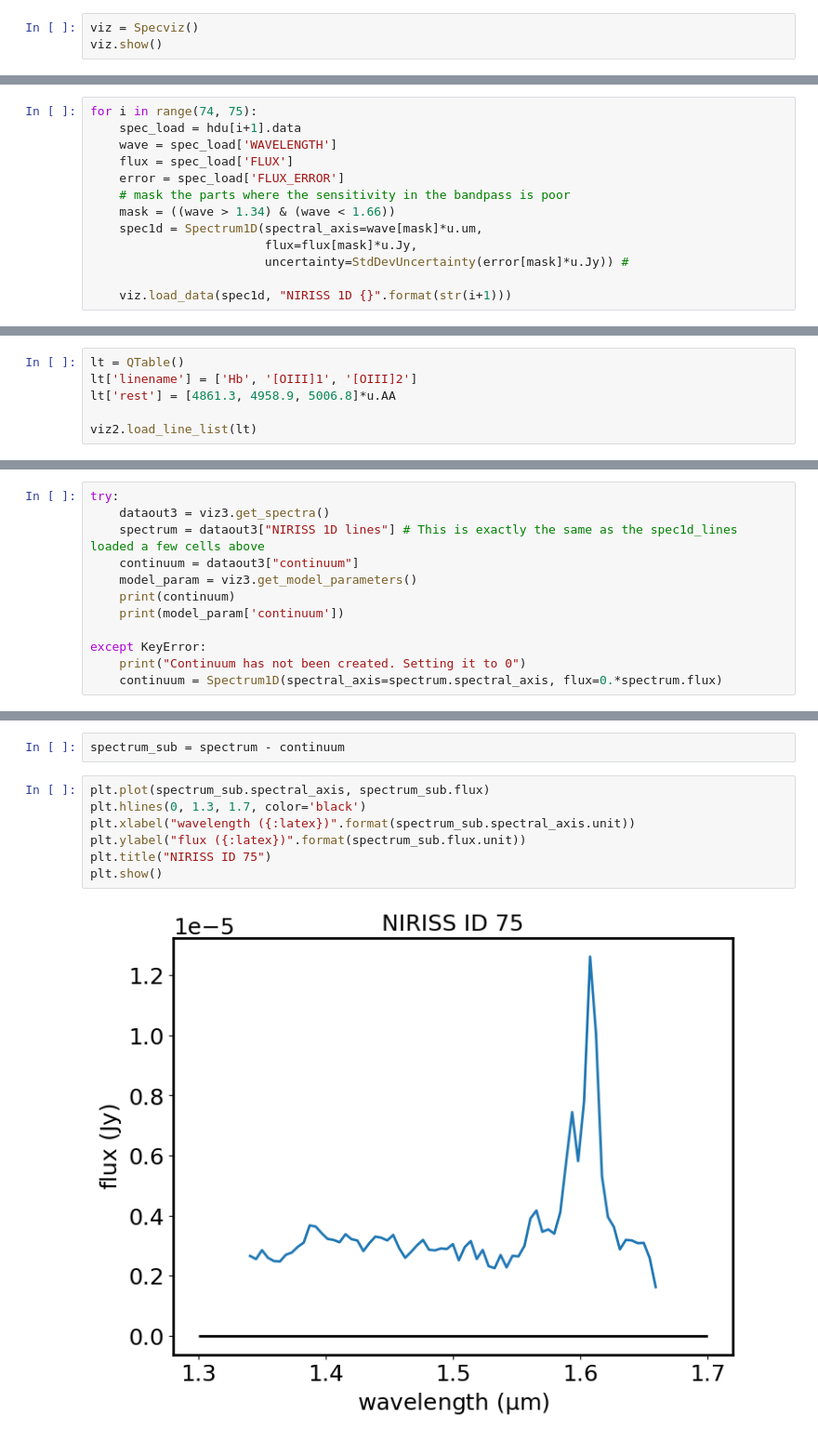
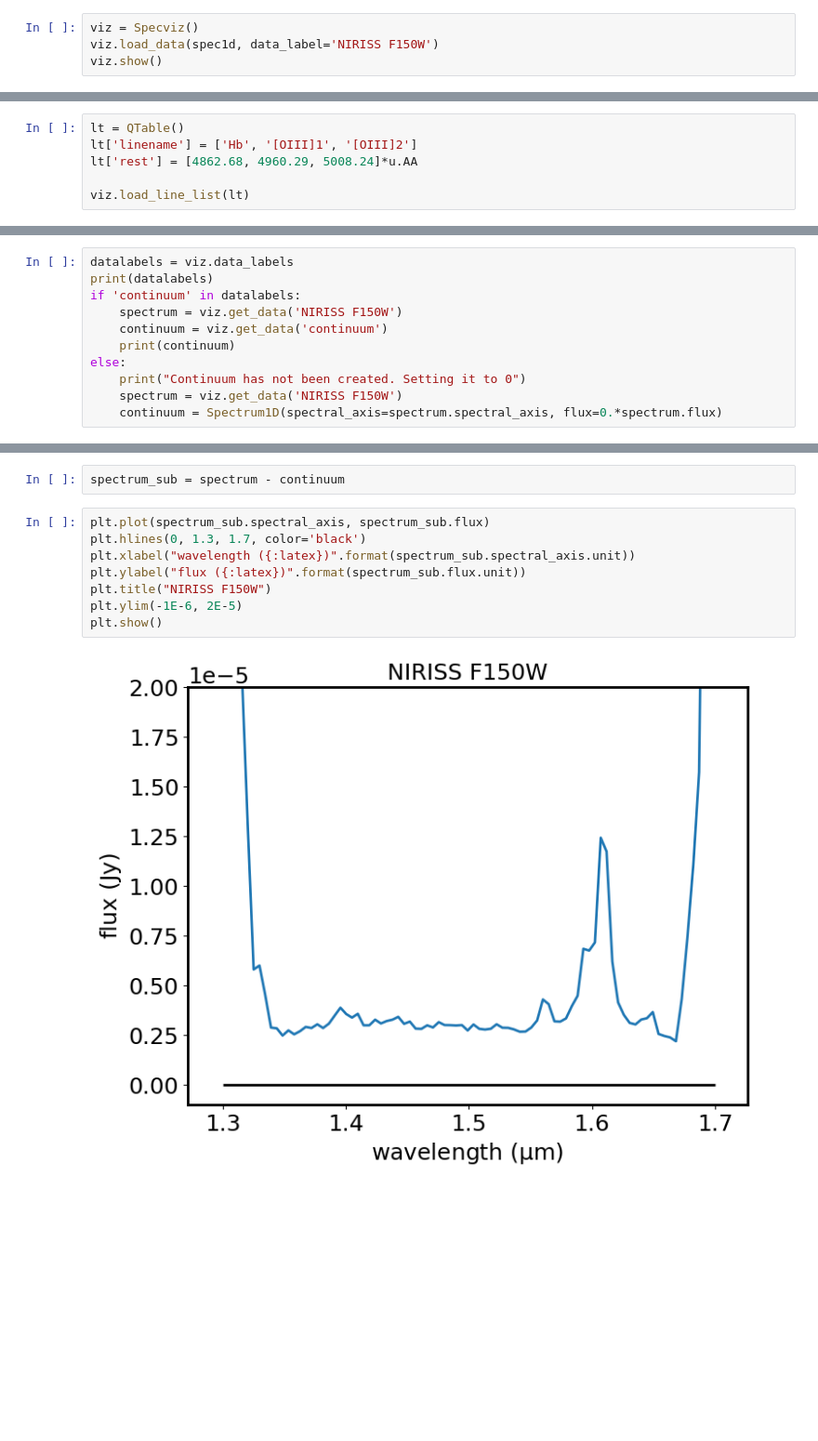
Before and after one commit to spacetelescope/jdat_notebooks, a Jupyter notebook: _sources/notebooks/cross_instrument/specviz_notebookGUI_interaction/specviz_notebook_gui_interaction_redshift.ipynb, the cells around one changed output, grey strips where cells are left out. Shown at 93% size. Cells and saved outputs as stored; diff of their text form; blank space fills up the shorter version.

```diff
--- a/_sources/notebooks/cross_instrument/specviz_notebookGUI_interaction/specviz_notebook_gui_interaction_redshift.ipynb
+++ b/_sources/notebooks/cross_instrument/specviz_notebookGUI_interaction/specviz_notebook_gui_interaction_redshift.ipynb
@@ -88,5 +107,6 @@ No.    Name      Ver    Type      Cards   Dimensions   Format
 # %%
 viz = Specviz()
+viz.load_data(spec1d, data_label='NIRISS F150W')
 viz.show()
 # %% [output]
 Application(config='specviz', docs_link='https://jdaviz.readthedocs.io/en/v4.2.1/specviz/index.html', events=[…
@@ -95,13 +112,0 @@ The following cell opens one extension of the x1d file (75), creates a Spectrum1
-# %%
-for i in range(74, 75):
-    spec_load = hdu[i+1].data
-    wave = spec_load['WAVELENGTH']
-    flux = spec_load['FLUX']
-    error = spec_load['FLUX_ERROR']
-    # mask the parts where the sensitivity in the bandpass is poor
-    mask = ((wave > 1.34) & (wave < 1.66))
-    spec1d = Spectrum1D(spectral_axis=wave[mask]*u.um,
-                        flux=flux[mask]*u.Jy,
-                        uncertainty=StdDevUncertainty(error[mask]*u.Jy)) #
-
-    viz.load_data(spec1d, "NIRISS 1D {}".format(str(i+1)))
@@ -201,9 +191,9 @@ I can also define the lines of interest programmatically, as shown in the follow
 # %%
 lt = QTable()
 lt['linename'] = ['Hb', '[OIII]1', '[OIII]2']
-lt['rest'] = [4861.3, 4958.9, 5006.8]*u.AA
+lt['rest'] = [4862.68, 4960.29, 5008.24]*u.AA
 
-viz2.load_line_list(lt)
+viz.load_line_list(lt)
 # %% [markdown]
 The lines are not showing now because their rest value is outside the range plotted here. I can move the lines using the redshift slider in the line list plugin. It is best to first set the redshift to 2 in the box with the number and then move the slider to bring the lines on top of the observed emission lines.
 # %% [markdown]
@@ -254,15 +233,14 @@ I can then use the Model Fitting plugin under the plugin icon to fit a linear mo
 # %% [markdown]
 I can extract the model and its parameters from the datasets in use.
 # %%
-try:
-    dataout3 = viz3.get_spectra()
-    spectrum = dataout3["NIRISS 1D lines"] # This is exactly the same as the spec1d_lines loaded a few cells above
-    continuum = dataout3["continuum"]
-    model_param = viz3.get_model_parameters()
+datalabels = viz.data_labels
+print(datalabels)
+if 'continuum' in datalabels:
+    spectrum = viz.get_data('NIRISS F150W')
+    continuum = viz.get_data('continuum')
     print(continuum)
-    print(model_param['continuum'])
-
-except KeyError:
+else:
     print("Continuum has not been created. Setting it to 0")
+    spectrum = viz.get_data('NIRISS F150W')
     continuum = Spectrum1D(spectral_axis=spectrum.spectral_axis, flux=0.*spectrum.flux)
 # %% [output]
@@ -274,11 +253,12 @@ spectrum_sub = spectrum - continuum
 # %%
 plt.plot(spectrum_sub.spectral_axis, spectrum_sub.flux)
 plt.hlines(0, 1.3, 1.7, color='black')
 plt.xlabel("wavelength ({:latex})".format(spectrum_sub.spectral_axis.unit))
 plt.ylabel("flux ({:latex})".format(spectrum_sub.flux.unit))
-plt.title("NIRISS ID 75")
+plt.title("NIRISS F150W")
+plt.ylim(-1E-6, 2E-5)
 plt.show()
 # %% [output]
-[figure, old version]
+[figure, new version]
 # %% [markdown]
 <img style="float: right;" src="https://raw.githubusercontent.com/spacetelescope/notebooks/master/assets/stsci_pri_combo_mark_horizonal_white_bkgd.png" alt="Space Telescope Logo" width="200px"/>
```
Also changed, not shown: parts of 32 cells of this notebook, 6 other files.
